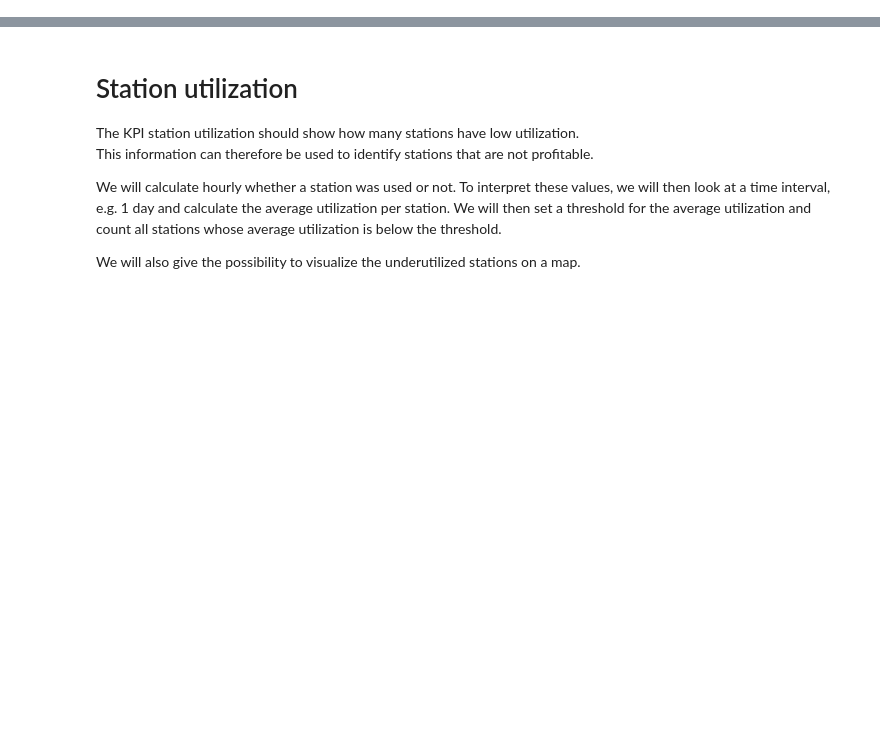
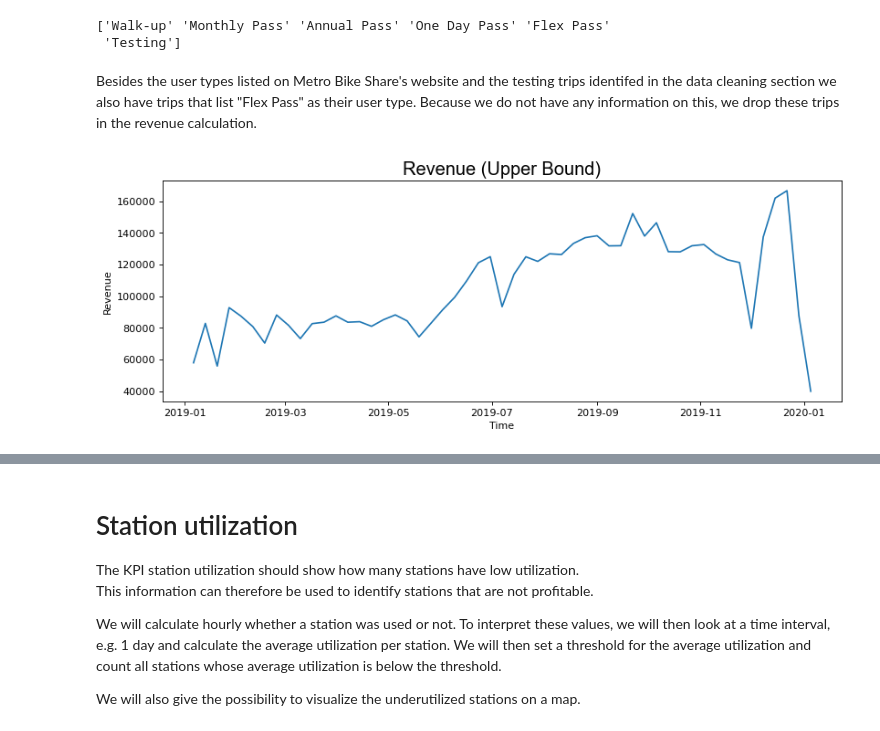
Before and after one commit to katekuian/aa_2021_magma, a Jupyter notebook: 02_descriptive_analytics/02_kpi_calculation.ipynb, the cells around one changed output, grey strips where cells are left out. Drawn from its saved outputs; the diff is of its cells as text; code cells hidden in the pictures; blank space fills up the shorter version.

```diff
--- a/02_descriptive_analytics/03_1_station_utilization.ipynb
+++ b/02_descriptive_analytics/02_kpi_calculation.ipynb
@@ -5,0 +169,8 @@ import matplotlib.pyplot as plt
+# %%
+#calculate the 30 minute intervals
+trips_all = trips
+trips_all['start_time_floored'] = trips_all['start_time'].dt.floor('1H')
+
+trips_all["rev"] = trips_all["duration"].dt.ceil("30T")
+trips_all["rev"] = trips_all["rev"].dt.total_seconds().astype(int)/60/30
+trips_all
@@ -5,0 +191,34 @@ import matplotlib.pyplot as plt
+# %%
+#Look up all user types
+print(trips_all['user_type'].unique())
+# %% [output]
+['Walk-up' 'Monthly Pass' 'Annual Pass' 'One Day Pass' 'Flex Pass'
+ 'Testing']
+# %% [markdown]
+Besides the user types listed on Metro Bike Share's website and the testing trips identifed in the data cleaning section we also have trips that list "Flex Pass" as their user type. Because we do not have any information on this, we drop these trips in the revenue calculation.
+# %%
+#Drop all test rides and flex rides (no pricing info) and the first free 30 minutes for non walkup customers
+trips_all = trips_all[trips_all["user_type"]!='Testing']
+trips_all = trips_all[trips_all["user_type"]!='Flex Pass']
+trips_all.loc[trips_all['user_type'] != 'Walk-up', 'rev'] = trips_all["rev"]-1
+# %%
+#Set revenue depending on user type
+trips_all.loc[trips_all['user_type'] == 'Walk-up', 'rev'] = trips_all["rev"]*1.75
+trips_all.loc[trips_all['user_type'] == 'Monthly Pass', 'rev'] = 17 + trips_all["rev"]*1.75
+trips_all.loc[trips_all['user_type'] == 'Annual Pass', 'rev'] = 150 + trips_all["rev"]*1.75
+trips_all.loc[trips_all['user_type'] == 'One Day Pass', 'rev'] = 5 + trips_all["rev"]*1.75
+# %%
+#Aggregate to hourly values and plot
+upper_revenue_hourly= trips_all.groupby('start_time_floored').agg(
+             rev = ('rev', 'sum'))
+
+fig,ax = plt.subplots(figsize=(12,4), dpi= 80)
+
+ax.plot(upper_revenue_hourly["rev"].resample("w").sum())
+ax.set_title("Revenue (Upper Bound)", fontsize=18, fontname="Arial")
+ax.set_xlabel("Time")
+ax.set_ylabel("Revenue")
+plt.show()
+#ax.figure.savefig("Revenue_Upper.png")
+# %% [output]
+[figure, added]
```
Also changed, not shown: parts of 33 cells of this notebook, 2 other files.
